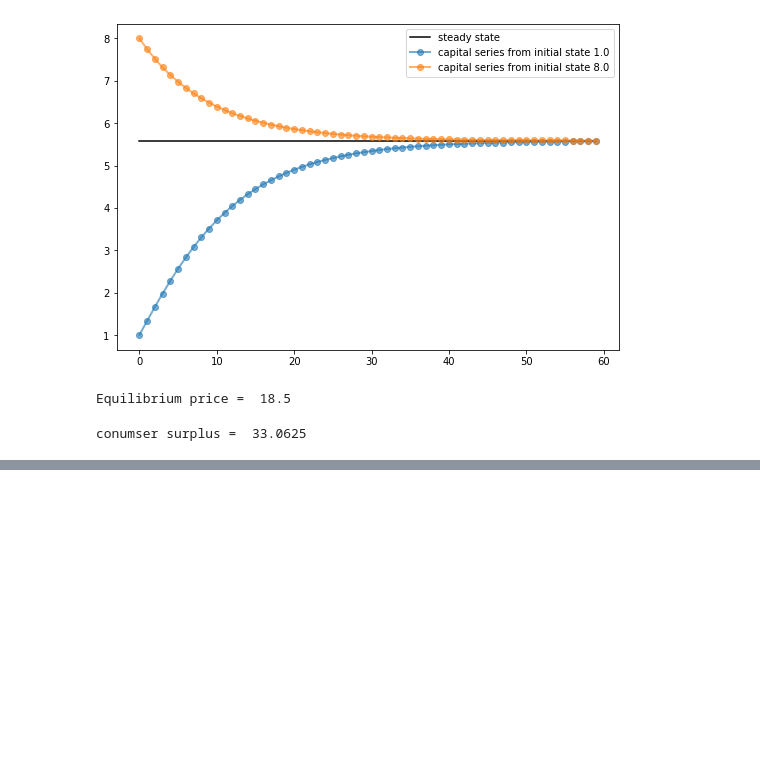
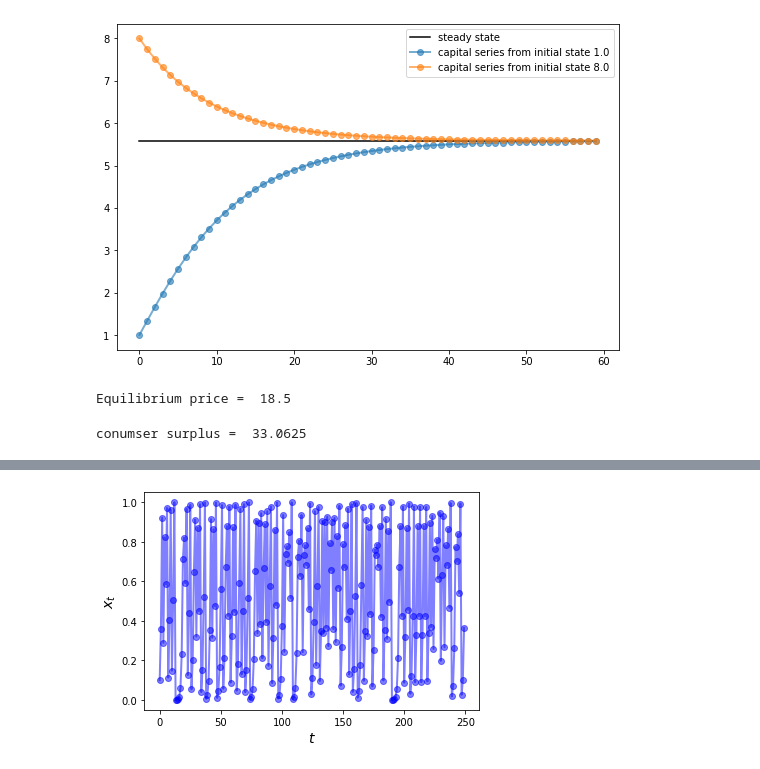
Before and after one commit to peterlebrun/quantecon, a Jupyter notebook: 20191208-intro-to-oop-2/20191208-intro-to-oop-2.ipynb, the cells around one changed output, grey strips where cells are left out. Saved outputs shown, nothing was run; the diff lists cells and outputs as text; code cells hidden in the pictures; blank space fills up the shorter version.

```diff
--- a/20191208-intro-to-oop-2/20191208-intro-to-oop-2.ipynb
+++ b/20191208-intro-to-oop-2/20191208-intro-to-oop-2.ipynb
@@ -215,0 +240,20 @@ ax.plot(q_grid, psno, '--k', lw=2, al)
+# %%
+class Chaos:
+    """
+    Models the dynamical system with :math:`x_{t+1} = r x_t (1 - x_t)`
+    """
+    def __init__(self, x0, r):
+        "Initialize with state x0 and parameter r"
+        self.x, self.r = x0, r
+
+    def update(self):
+        "Apply the map to update state"
+        self.x = self.r * self.x * (1-self.x)
+
+    def generate_sequence(self, n):
+        "Generate and return a sequence of length n"
+        path = []
+        for i in range(n):
+            path.append(self.x)
+            self.update()
+        return path
@@ -215,0 +265,12 @@ ax.plot(q_grid, psno, '--k', lw=2, al)
+# %%
+ch = Chaos(0.1, 4.0)
+ts_length = 250
+
+fix, ax = plt.subplots()
+ax.set_xlabel('$t$', fontsize=14)
+ax.set_ylabel('$x_t$', fontsize=14)
+x = ch.generate_sequence(ts_length)
+ax.plot(range(ts_length), x, 'bo-', alpha=0.5, lw=2, label='$x_t$')
+plt.show()
+# %% [output]
+[figure, added]
```
Also changed, not shown: parts of 16 cells of this notebook.
